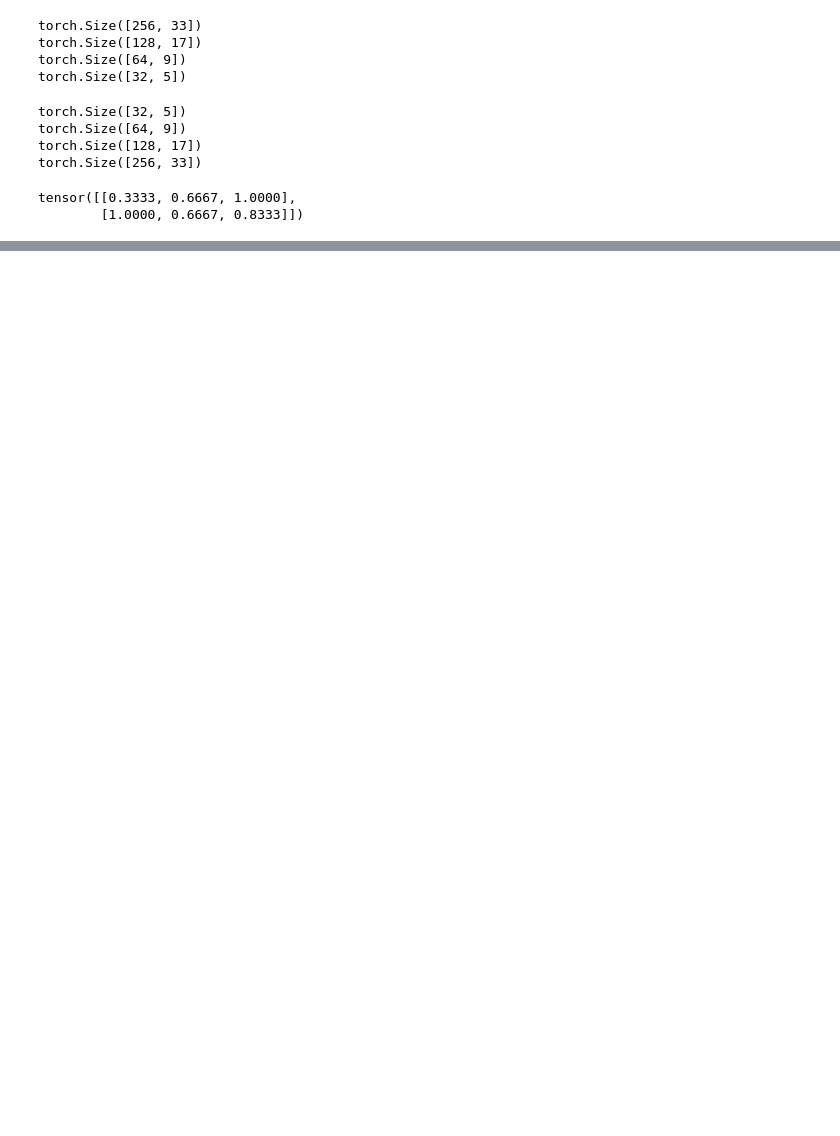
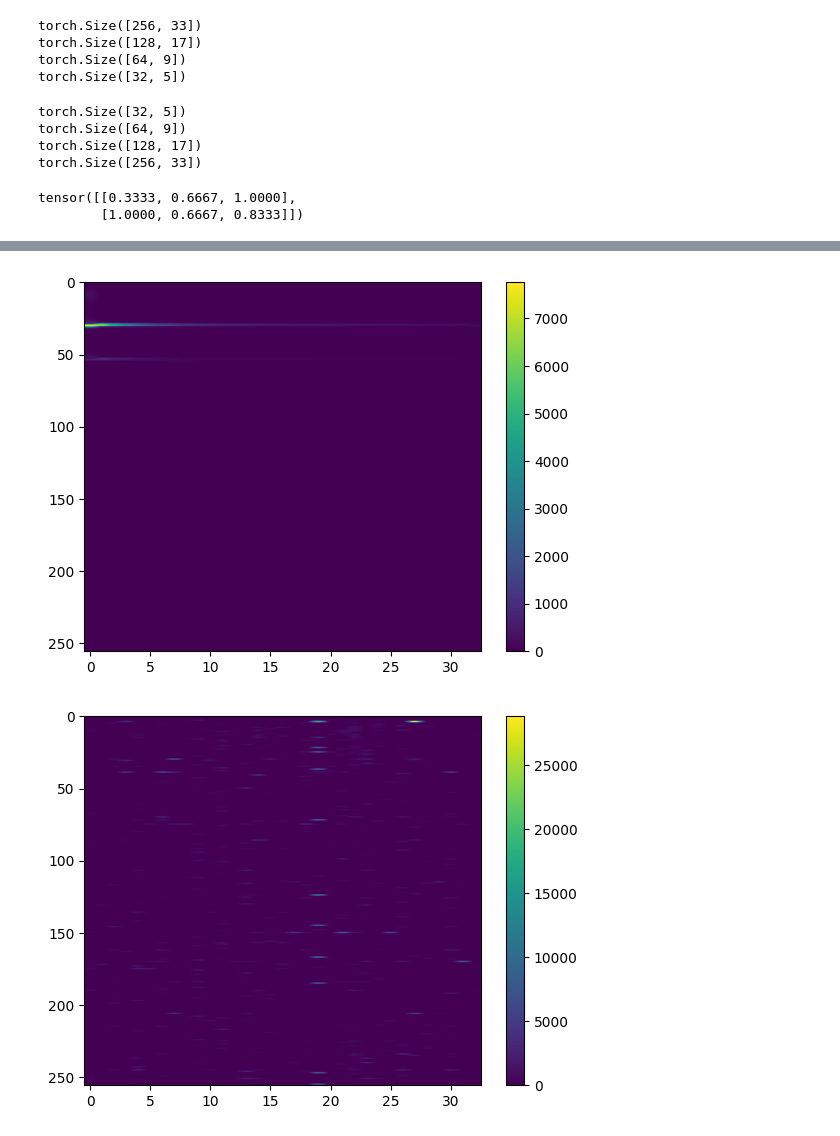
Before and after one commit to ATotor/MultiEntVAE, a Jupyter notebook: notebook helper.ipynb, the cells around one changed output, grey strips where cells are left out. Cells and saved outputs as stored; diff of their text form; code cells hidden in the pictures; blank space fills up the shorter version.

```diff
--- a/notebook helper.ipynb
+++ b/notebook helper.ipynb
@@ -155,6 +146,20 @@ def find_most_recent_VAE():
         return most_recent_file
     else:
         raise Exception("No model found")
+# %%
+original = torch.load('original_spec_tensor')
+generated = torch.load('generated_spec_tensor')
+# %%
+plt.imshow(original.cpu()[0],aspect='auto')
+plt.colorbar()
+plt.show()
+
+plt.imshow(generated.cpu()[0],aspect='auto')
+plt.colorbar()
+plt.show()
+# %% [output]
+[figure, added]
+[figure, added]
 # %%
 model = torch.load('results/'+find_most_recent_VAE())
 with torch.no_grad():
```
Also changed, not shown: parts of 10 cells of this notebook, 5 other files.
